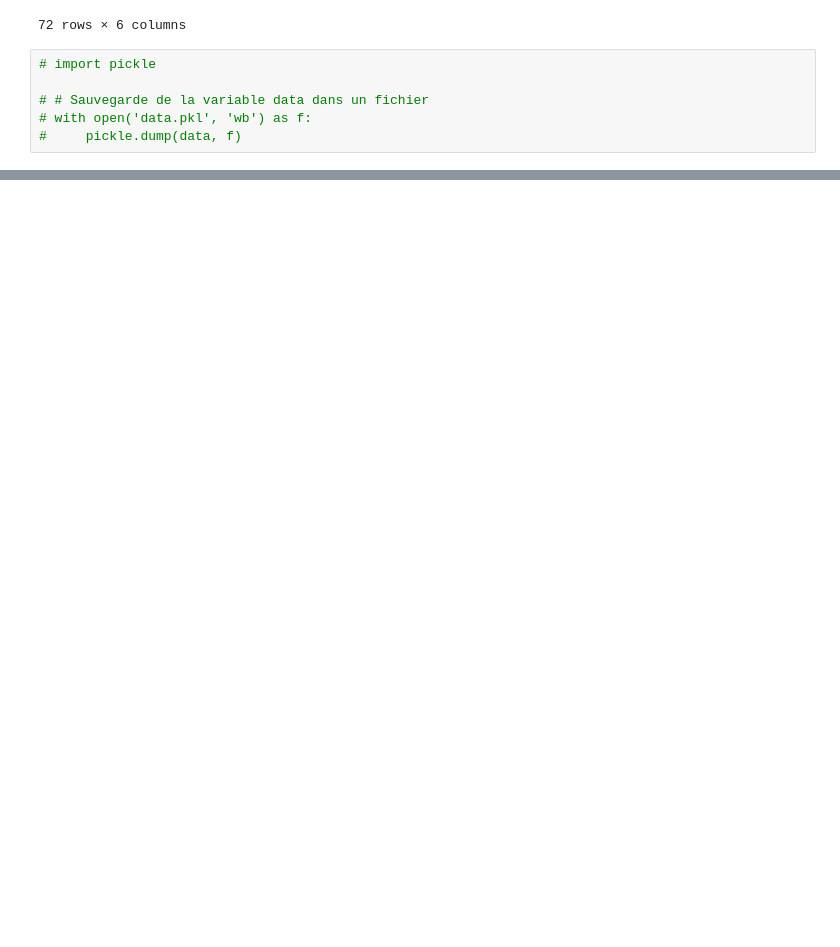
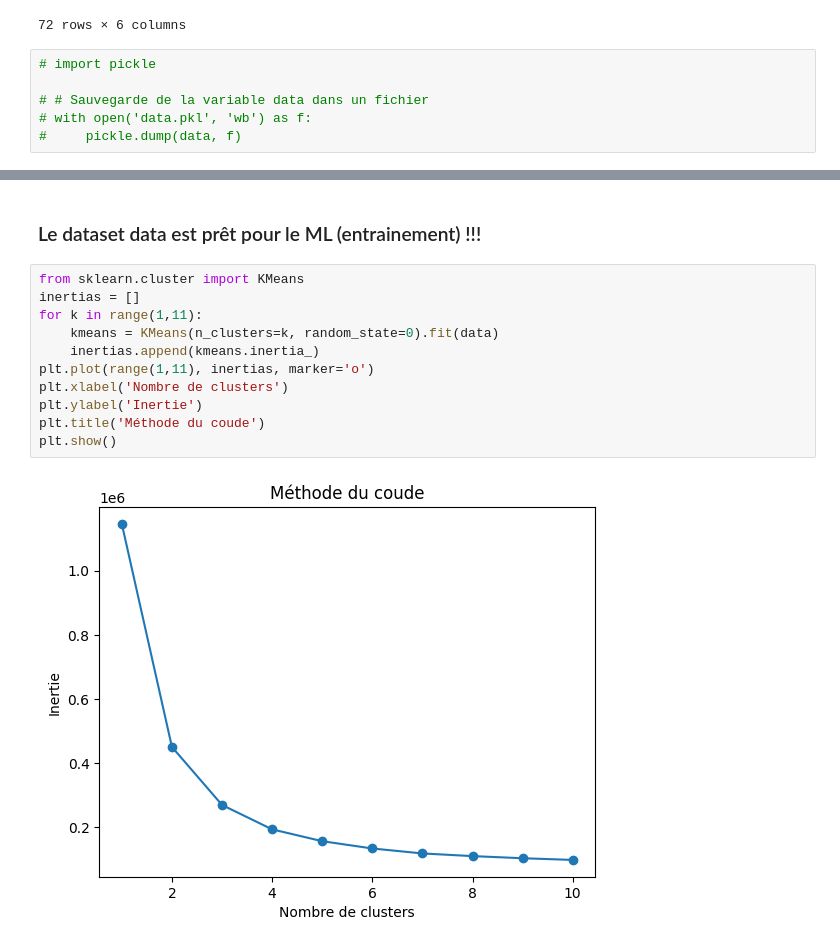
Before and after one commit to NajiOussama/FreeCodeCampAlgoTrading, a Jupyter notebook: Project1.ipynb, the cells around one changed output, grey strips where cells are left out. Cells and saved outputs as stored; diff of their text form; blank space fills up the shorter version.

```diff
--- a/Project1.ipynb
+++ b/Project1.ipynb
@@ -260,0 +271,15 @@ $$\text{Garman-Klass Volatility}= \frac{(\ln(\text{High})-\ln(\text{Low}))^2}{2}
+# %% [markdown]
+### Le dataset data est prêt pour le ML (entrainement) !!!
+# %%
+from sklearn.cluster import KMeans
+inertias = []
+for k in range(1,11):
+    kmeans = KMeans(n_clusters=k, random_state=0).fit(data)
+    inertias.append(kmeans.inertia_)
+plt.plot(range(1,11), inertias, marker='o')
+plt.xlabel('Nombre de clusters')
+plt.ylabel('Inertie')
+plt.title('Méthode du coude')
+plt.show()
+# %% [output]
+[figure, added]
```
Also changed, not shown: parts of 9 cells of this notebook, 1 other file.
